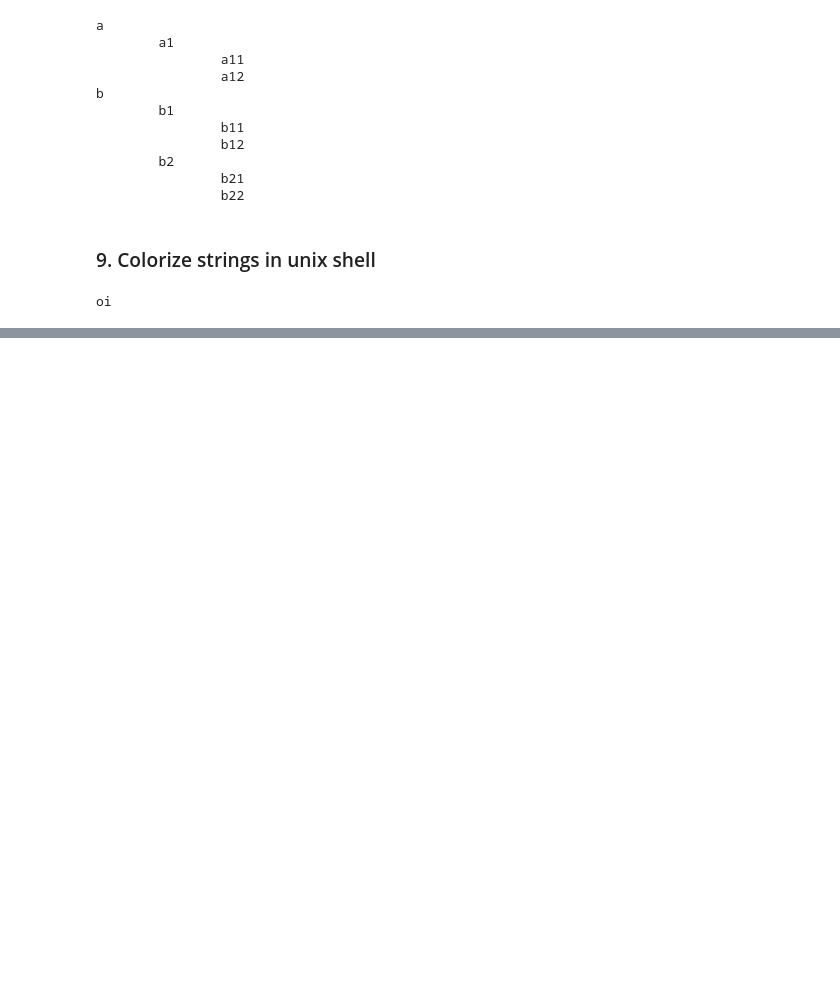
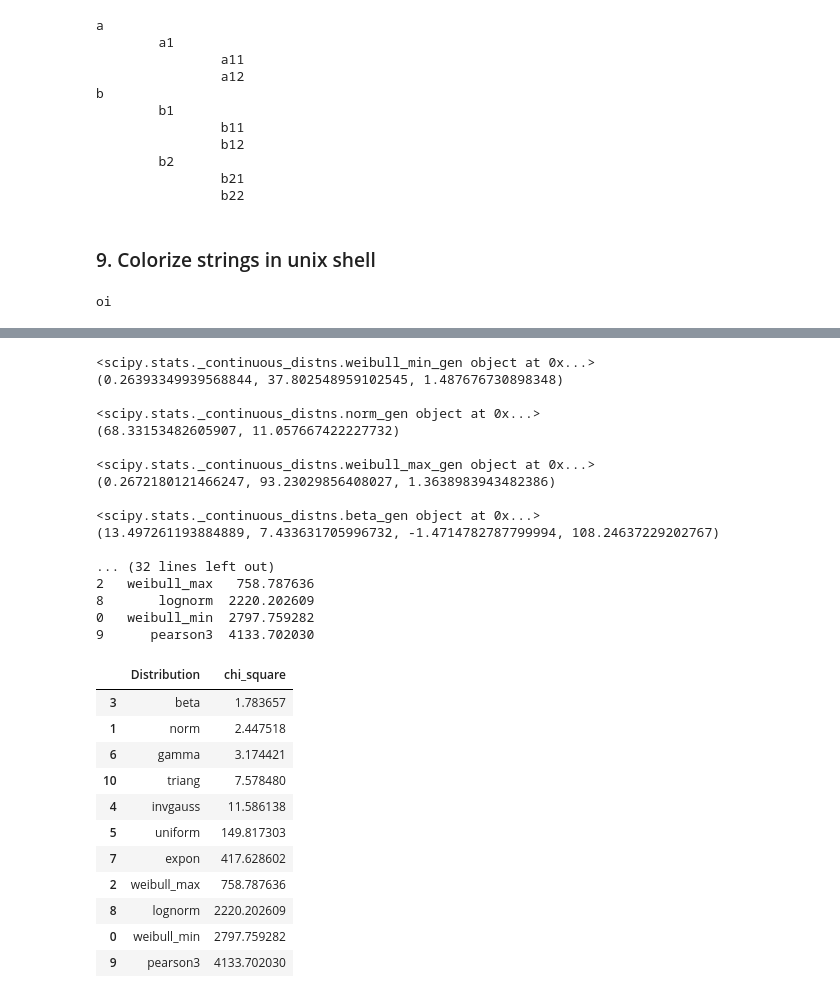
Before and after one commit to robotenique/pythonDev, a Jupyter notebook: notebook-snippets/Python_usability.ipynb, the cells around one changed output, grey strips where cells are left out. Cells and saved outputs as stored; diff of their text form; code cells hidden in the pictures; blank space fills up the shorter version.

```diff
--- a/notebook-snippets/Python_usability.ipynb
+++ b/notebook-snippets/Python_usability.ipynb
@@ -311,0 +378,32 @@ oi
+# %%
+goodness_of_fit_chisquare(my_variable_vals)
+# %% [output]
+<scipy.stats._continuous_distns.weibull_min_gen object at 0x...>
+(0.26393349939568844, 37.802548959102545, 1.487676730898348)
+
+<scipy.stats._continuous_distns.norm_gen object at 0x...>
+(68.33153482605907, 11.057667422227732)
+
+<scipy.stats._continuous_distns.weibull_max_gen object at 0x...>
+(0.2672180121466247, 93.23029856408027, 1.3638983943482386)
+
+<scipy.stats._continuous_distns.beta_gen object at 0x...>
+(13.497261193884889, 7.433631705996732, -1.4714782787799994, 108.24637229202767)
+
+... (32 lines left out)
+2   weibull_max   758.787636
+8       lognorm  2220.202609
+0   weibull_min  2797.759282
+9      pearson3  4133.702030
+|  | Distribution | chi_square |
+| 3 | beta | 1.783657 |
+| 1 | norm | 2.447518 |
+| 6 | gamma | 3.174421 |
+| 10 | triang | 7.578480 |
+| 4 | invgauss | 11.586138 |
+| 5 | uniform | 149.817303 |
+| 7 | expon | 417.628602 |
+| 2 | weibull_max | 758.787636 |
+| 8 | lognorm | 2220.202609 |
+| 0 | weibull_min | 2797.759282 |
+| 9 | pearson3 | 4133.702030 |
```
Also changed, not shown: parts of 11 cells of this notebook, 2 other files.
